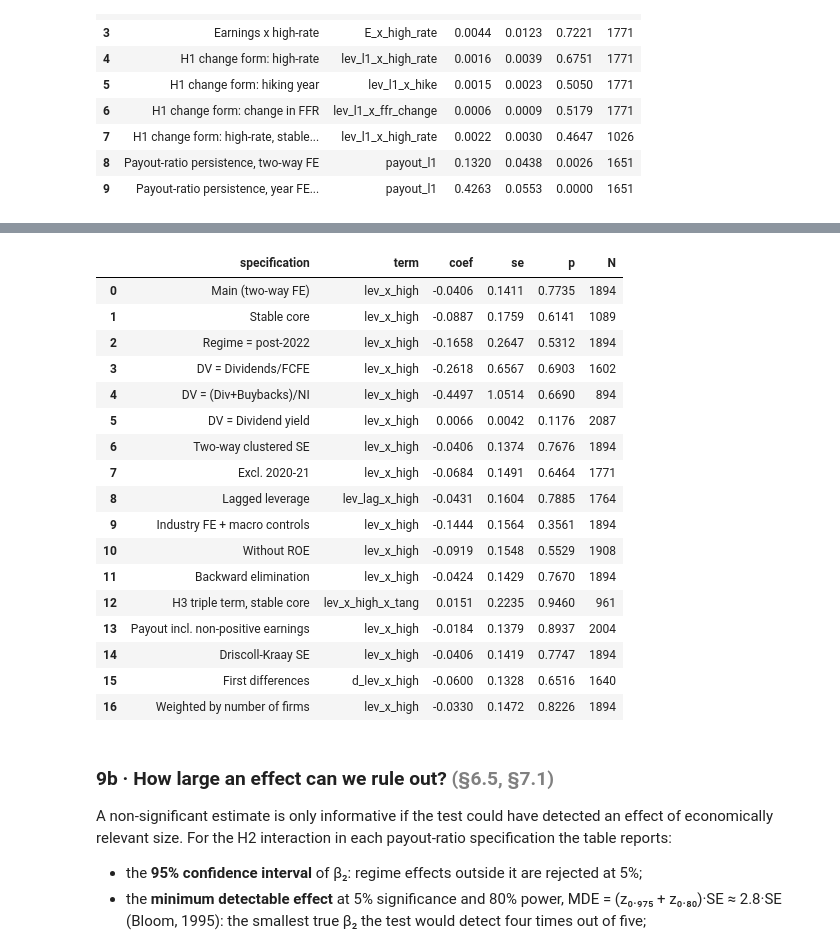
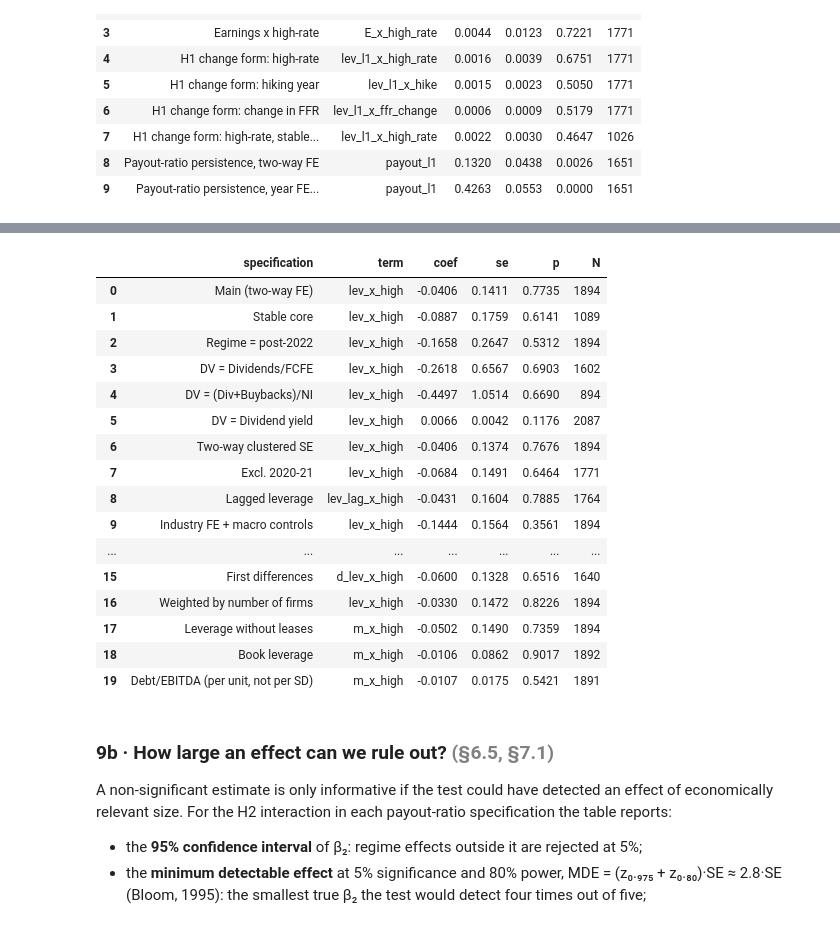
Before and after one commit to MilanKalajdzic/Master-Thesis, a Jupyter notebook: thesis_analysis.ipynb, the cells around one changed output, grey strips where cells are left out. Drawn from its saved outputs; the diff is of its cells as text; code cells hidden in the pictures.

```diff
--- a/thesis_analysis.ipynb
+++ b/thesis_analysis.ipynb
@@ -183,7 +195,8 @@ def discover_sources(token):
         if not d.exists():
             continue
         for f in sorted(d.rglob(f"{token}*.xls*")):
-            if f.name.startswith("~$"):
+            # token + optional year digits only (so e.g. dbtfundEurope24.xls is not read as dbtfund)
+            if f.name.startswith("~$") or not re.fullmatch(rf"{token}\d*\.xlsx?", f.name, re.I):
                 continue
             y = data_year(f)
             if y is not None:
@@ -355,9 +387,12 @@ def winsorize(df, cols, p=WINSOR_P):
 
 # Row alignment: compare each file's firm count with divfund's for the same industry and year (raw names,
 # before reconciliation). Variables from a misaligned row are set to missing; see ALIGN_MIN_SHARE.
+_TANG_SRC = "dbtfund" if TANGIBILITY_PROXY == "ppe_assets" else "capex"
 ALIGN_VARS = {"wacc": ["lev", "tax"],
               "divfcfe": ["div_usd", "ni_usd", "div_to_fcfe", "totpayout_ni", "div_yield"],
-              "capex": ["tangibility"]}
+              "capex": ["capex_deprec"] + (["tangibility"] if _TANG_SRC == "capex" else []),
+              "dbtfund": ["lev_unadj", "lev_book", "ebitda_ev", "ppe_assets", "debt_ebitda_rep", "int_cov"]
+                         + (["tangibility"] if _TANG_SRC == "dbtfund" else [])}
 _align = []
 for tok, cols in ALIGN_VARS.items():
     nf = "nf_" + tok
@@ -381,6 +416,23 @@ if len(_vin):
     print("  counts differ throughout (different vintage, kept):",
           ", ".join(f"{r.file}{r.year % 100:02d}" for r in _vin.itertuples()))
 raw = raw.drop(columns=[c for c in raw if c.startswith("nf_")])
+
+# Debt / EBITDA = D/(D+E) / (EBITDA/EV): debt relative to cash flow, not to equity value, so it does not move
+# with stock prices. Undefined when EBITDA <= 0. It uses the main (wacc) leverage, i.e. the same debt definition.
+raw["debt_ebitda"] = raw["lev"] / raw["ebitda_ev"].where(raw["ebitda_ev"] > 0)
+# Book D/(D+E) is only meaningful with positive book equity: values >= 1 (negative equity, e.g. restaurants and
+# tobacco after years of buybacks) or < 0 are undefined, like the other ratios with a non-positive denominator.
+if POSITIVE_DENOMINATORS:
+    raw.loc[~raw["lev_book"].between(0, 1, inclusive="left"), "lev_book"] = np.nan
+# Validation: Damodaran reports Debt/EBITDA himself in 2018 and 2022+ (slightly different debt and EV
+# definitions), so the constructed measure should rank industries the same way in those years.
+_nm = raw["industry"].replace(INDUSTRY_RENAME)
+_r = raw[~_nm.isin(AGG_ROWS) & ~_nm.apply(is_fin_util) & raw["debt_ebitda"].notna() & (raw["debt_ebitda_rep"] > 0)]
+debt_ebitda_check = pd.DataFrame([{"year": int(y), "n": len(g_),
+                                   "rank_corr": round(g_["debt_ebitda"].corr(g_["debt_ebitda_rep"], method="spearman"), 3),
+                                   "median_ratio_constructed_to_reported": round((g_["debt_ebitda"] / g_["debt_ebitda_rep"]).median(), 3)}
+                                  for y, g_ in _r.groupby("year")])
+raw = raw.drop(columns=["ebitda_ev", "debt_ebitda_rep", "int_cov"])
 
 panel = clean_sample(raw)
 panel_prewin = panel.copy()      # kept for the per-year data-quality check below
@@ -408,6 +460,11 @@ if POSITIVE_DENOMINATORS:
           f"{int((_neg & panel['payout'].notna()).sum())} obs")
     panel.loc[_neg, "payout"] = np.nan
 
+if TANGIBILITY_PROXY == "ppe_assets":
+    # definitions change in PPE_DEF_CHANGES -> percentile rank within the year (0-1, comparable across them)
+    panel["tangibility"] = panel.groupby("year")["tangibility"].rank(pct=True)
+    print(f"Tangibility = PP&E / assets, percentile rank within year (definition changes in {PPE_DEF_CHANGES})")
+
 if TANGIBILITY_PROXY in DEPREC_PROXIES:
     brk = panel["year"].isin(TANG_BREAK_YEARS)
     print(f"Tangibility set to missing in {TANG_BREAK_YEARS} (depreciation break): "
@@ -415,7 +472,8 @@ if TANGIBILITY_PROXY in DEPREC_PROXIES:
     panel.loc[brk, "tangibility"] = np.nan
 
 panel = winsorize(panel, [c for c in
-        ["payout", "payout_all", "div_to_fcfe", "totpayout_ni", "div_yield", "lev", "roe", "tax", "tangibility"] if c in panel])
+        ["payout", "payout_all", "div_to_fcfe", "totpayout_ni", "div_yield", "lev", "lev_unadj", "lev_book",
+         "debt_ebitda", "roe", "tax", "tangibility"] if c in panel])
 
 # persistence / stable core (Appendix B)
 persist = panel.groupby("industry")["year"].nunique().sort_values(ascending=False)
@@ -1116,45 +1272,47 @@ R2(within): 0.176
 # %%
 
 # Robustness summary (Appendix C): the regime-interaction term in every specification
-KEY = {"lagged": "lev_lag_x_high", "H3_core": "lev_x_high_x_tang", "fd": "d_lev_x_high"}
+KEY = {"lagged": "lev_lag_x_high", "H3_core": "lev_x_high_x_tang", "fd": "d_lev_x_high",
+       "lev_unadj": "m_x_high", "lev_book": "m_x_high", "debt_ebitda": "m_x_high"}
 LABEL = {"core": "Stable core", "post2022": "Regime = post-2022", "div_to_fcfe": "DV = Dividends/FCFE",
          "totpayout_ni": "DV = (Div+Buybacks)/NI", "div_yield": "DV = Dividend yield", "twoway": "Two-way clustered SE", "noCovid": "Excl. 2020-21",
          "lagged": "Lagged leverage", "indFE_macro": "Industry FE + macro controls",
          "noROE": "Without ROE", "elimination": "Backward elimination",
          "payout_all": "Payout incl. non-positive earnings", "dk": "Driscoll-Kraay SE",
-         "fd": "First differences", "wls": "Weighted by number of firms", "H3_core": "H3 triple term, stable core"}
+         "fd": "First differences", "wls": "Weighted by number of firms",
+         "lev_unadj": "Leverage without leases", "lev_book": "Book leverage",
+         "debt_ebitda": "Debt/EBITDA (per unit, not per SD)", "H3_core": "H3 triple term, stable core"}
 rows = [{"specification": "Main (two-way FE)", "term": "lev_x_high",
          "coef": res_int.params["lev_x_high"], "se": res_int.std_errors["lev_x_high"],
          "p": res_int.pvalues["lev_x_high"], "N": int(res_int.nobs)}]
 for k, r in robust.items():
     if r is None:
         continue
     term = KEY.get(k, "lev_x_high")
     if term in r.params:
         rows.append({"specification": LABEL.get(k, k), "term": term, "coef": r.params[term],
                      "se": r.std_errors[term], "p": r.pvalues[term], "N": int(r.nobs)})
 rob_tbl = pd.DataFrame(rows).round(4)
 rob_tbl.to_csv(OUTDIR / "tab_robustness_summary.csv", index=False)
 rob_tbl
 # %% [output]
 |  | specification | term | coef | se | p | N |
 | 0 | Main (two-way FE) | lev_x_high | -0.0406 | 0.1411 | 0.7735 | 1894 |
 | 1 | Stable core | lev_x_high | -0.0887 | 0.1759 | 0.6141 | 1089 |
 | 2 | Regime = post-2022 | lev_x_high | -0.1658 | 0.2647 | 0.5312 | 1894 |
 | 3 | DV = Dividends/FCFE | lev_x_high | -0.2618 | 0.6567 | 0.6903 | 1602 |
 | 4 | DV = (Div+Buybacks)/NI | lev_x_high | -0.4497 | 1.0514 | 0.6690 | 894 |
 | 5 | DV = Dividend yield | lev_x_high | 0.0066 | 0.0042 | 0.1176 | 2087 |
 | 6 | Two-way clustered SE | lev_x_high | -0.0406 | 0.1374 | 0.7676 | 1894 |
 | 7 | Excl. 2020-21 | lev_x_high | -0.0684 | 0.1491 | 0.6464 | 1771 |
 | 8 | Lagged leverage | lev_lag_x_high | -0.0431 | 0.1604 | 0.7885 | 1764 |
 | 9 | Industry FE + macro controls | lev_x_high | -0.1444 | 0.1564 | 0.3561 | 1894 |
-| 10 | Without ROE | lev_x_high | -0.0919 | 0.1548 | 0.5529 | 1908 |
-| 11 | Backward elimination | lev_x_high | -0.0424 | 0.1429 | 0.7670 | 1894 |
-| 12 | H3 triple term, stable core | lev_x_high_x_tang | 0.0151 | 0.2235 | 0.9460 | 961 |
-| 13 | Payout incl. non-positive earnings | lev_x_high | -0.0184 | 0.1379 | 0.8937 | 2004 |
-| 14 | Driscoll-Kraay SE | lev_x_high | -0.0406 | 0.1419 | 0.7747 | 1894 |
+| ... | ... | ... | ... | ... | ... | ... |
 | 15 | First differences | d_lev_x_high | -0.0600 | 0.1328 | 0.6516 | 1640 |
 | 16 | Weighted by number of firms | lev_x_high | -0.0330 | 0.1472 | 0.8226 | 1894 |
+| 17 | Leverage without leases | m_x_high | -0.0502 | 0.1490 | 0.7359 | 1894 |
+| 18 | Book leverage | m_x_high | -0.0106 | 0.0862 | 0.9017 | 1892 |
+| 19 | Debt/EBITDA (per unit, not per SD) | m_x_high | -0.0107 | 0.0175 | 0.5421 | 1891 |
 # %% [markdown]
 ### 9b · How large an effect can we rule out?  <span style="color:gray">(§6.5, §7.1)</span>
 
```
Also changed, not shown: parts of 25 cells of this notebook, 20 other files.
